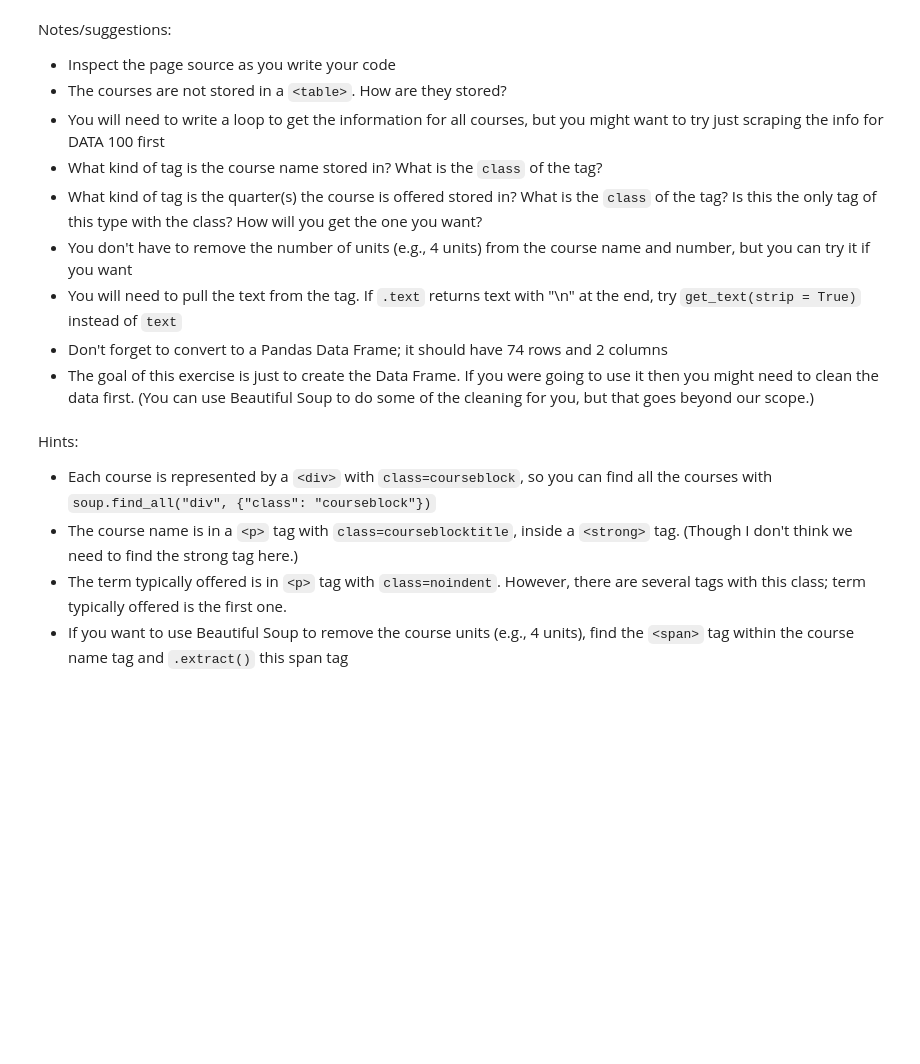
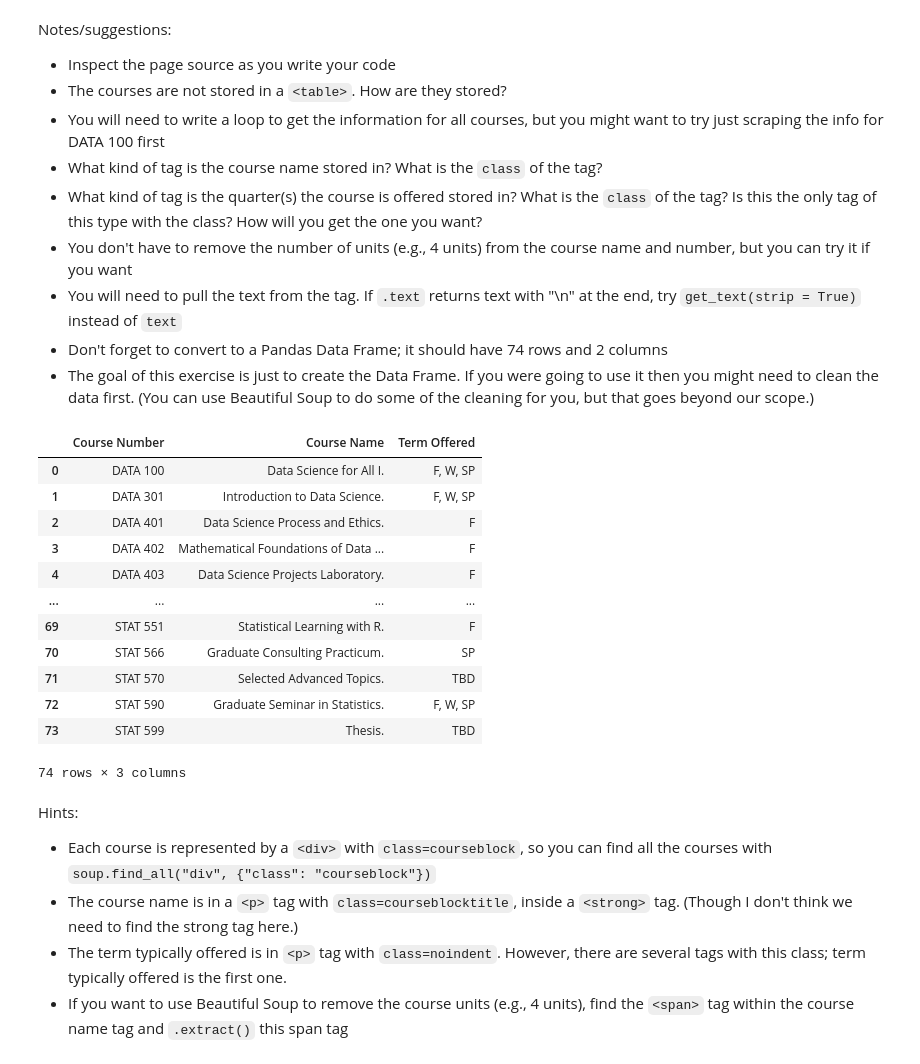
Before and after one commit to chloefeehan/GSB544, a Jupyter notebook: In_Class/Week_4/Practice_Activity_4_1_Webscraping.ipynb, the cells around one changed output. Cells and saved outputs as stored; diff of their text form; code cells hidden in the pictures; blank space fills up the shorter version.

```diff
--- a/In_Class/Week_4/Practice_Activity_4_1_Webscraping.ipynb
+++ b/In_Class/Week_4/Practice_Activity_4_1_Webscraping.ipynb
@@ -117,3 +271,48 @@ Notes/suggestions:
+# %%
+response = requests.get("https://catalog.calpoly.edu/collegesandprograms/collegeofsciencemathematics/statistics/#courseinventory")
+soup = BeautifulSoup(response.content, "html.parser")
+# %%
+courses = soup.find_all("div", {"class": "courseblock"})
+
+course_list = []
+
+for course in courses:
+    # get course name
+    course_name_tag = course.find("p", class_ = "courseblocktitle")
+    course_name = course_name_tag.find("strong").contents[0].strip()
+    course_title = course_name.split(".", 1)[1].strip()
+    course_number = course_name.split(".", 1)[0].strip()
+
+    #find term offered
+    term_offered_tag = course.find("p", class_ = "noindent")
+    term_offered = term_offered_tag.get_text(strip = True)
+    term_offered = term_offered.split(":", 1)[1].strip()
+
+    # append
+    course_list.append({
+        "Course Number" : course_number,
+        "Course Name" : course_title,
+        "Term Offered" : term_offered
+    })
+
+
+# convert to df
+df_courses = pd.DataFrame(course_list)
+df_courses
+# %% [output]
+|  | Course Number | Course Name | Term Offered |
+| 0 | DATA 100 | Data Science for All I. | F, W, SP |
+| 1 | DATA 301 | Introduction to Data Science. | F, W, SP |
+| 2 | DATA 401 | Data Science Process and Ethics. | F |
+| 3 | DATA 402 | Mathematical Foundations of Data ... | F |
+| 4 | DATA 403 | Data Science Projects Laboratory. | F |
+| ... | ... | ... | ... |
+| 69 | STAT 551 | Statistical Learning with R. | F |
+| 70 | STAT 566 | Graduate Consulting Practicum. | SP |
+| 71 | STAT 570 | Selected Advanced Topics. | TBD |
+| 72 | STAT 590 | Graduate Seminar in Statistics. | F, W, SP |
+| 73 | STAT 599 | Thesis. | TBD |
+74 rows × 3 columns
 # %% [markdown]
 Hints:
 
```
Also changed, not shown: parts of 14 cells of this notebook.
